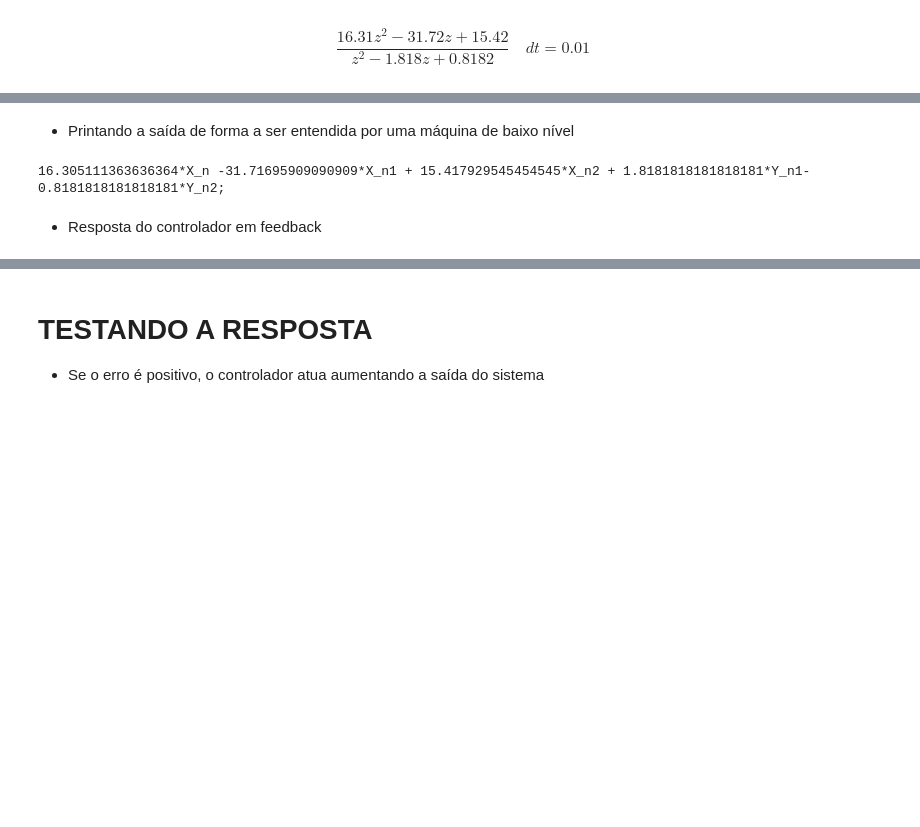
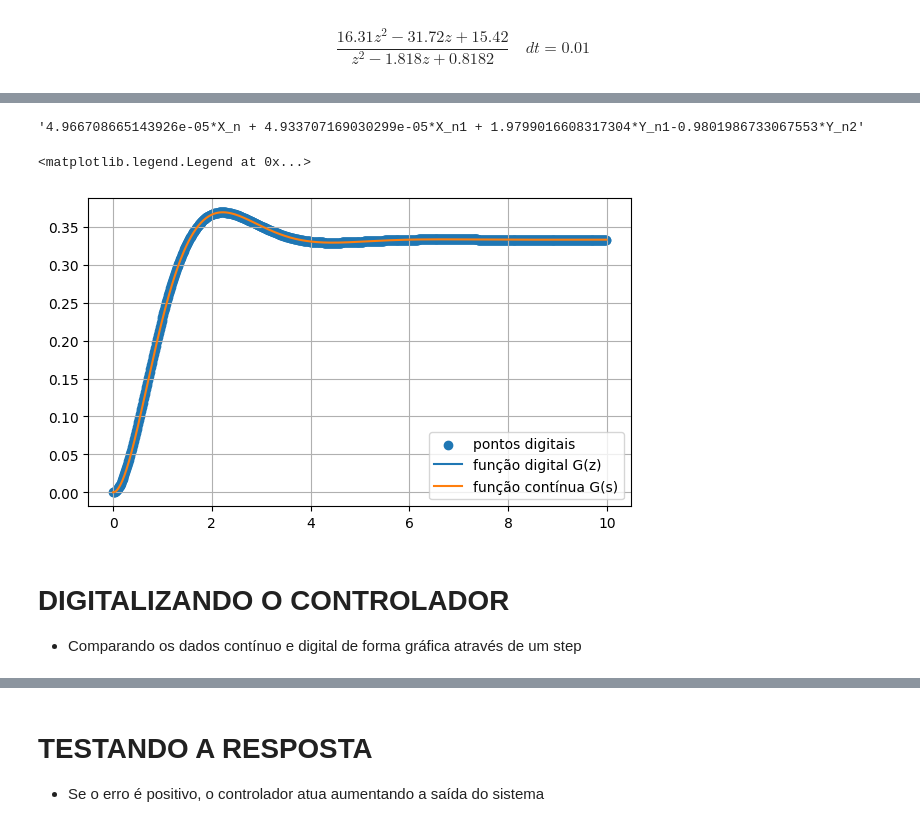
Before and after one commit to KlaussMarchi/PyTrole, a Jupyter notebook: Linear/DIGITAL/Analisys.ipynb, the cells around one changed output, grey strips where cells are left out. Saved outputs shown, nothing was run; the diff lists cells and outputs as text; code cells hidden in the pictures; blank space fills up the shorter version.

```diff
--- a/Linear/DIGITAL/Analisys.ipynb
+++ b/Linear/DIGITAL/Analisys.ipynb
@@ -83,18 +72,67 @@ print(den)
-# %% [markdown]
-- Printando a saída de forma a ser entendida por uma máquina de baixo nível
 # %%
-out = ''
+def getOutputString(G_z):
+    num, den = ctl.tfdata(G_z)
+    num = np.squeeze(num)
+    den = np.squeeze(den)
 
-for i in range(0, len(num)):
-    out += f'{num[i]}*X_n{i} + '
+    num = num/den[0]
+    den = den/den[0]
+    out = ''
 
-for i in range(1, len(den)):
-    out += f'+ {-1*den[i]}*Y_n{i}'
+    for i in range(0, len(num)):
+        out += f'{num[i]}*X_n{i} + '
 
-out = out.replace('X_n0', 'X_n').replace('+ +', '+').replace('+ -', '-')
-print(out + ';')
+    for i in range(1, len(den)):
+        out += f'+ {-1*den[i]}*Y_n{i}'
+
+    return out.replace('X_n0', 'X_n').replace('+ +', '+').replace('+ -', '-')
+
+
+def resetSystem():
+    global Y_n1, Y_n2, Y_n3
+    global X_n1, X_n2, X_n3
+    Y_n1 = Y_n2 = Y_n3 = 0
+    X_n1 = X_n2 = X_n3 = 0
+
+
+def compute(X_n):
+    global Y_n1, Y_n2, Y_n3
+    global X_n1, X_n2, X_n3
+    Y_n = eval(out)
+
+    X_n3 = X_n2
+    X_n2 = X_n1
+    X_n1 = X_n
+
+    Y_n3 = Y_n2
+    Y_n2 = Y_n1
+    Y_n1 = Y_n
+    return Y_n
+
+
+resetSystem()
+out = getOutputString(G_z)
+out
 # %% [output]
-16.305111363636364*X_n -31.71695909090909*X_n1 + 15.417929545454545*X_n2 + 1.8181818181818181*Y_n1-0.8181818181818181*Y_n2;
+'4.966708665143926e-05*X_n + 4.933707169030299e-05*X_n1 + 1.9799016608317304*Y_n1-0.9801986733067553*Y_n2'
-# %% [markdown]
-- Resposta do controlador em feedback
+# %%
+plt.figure(figsize=(7, 4))
+time = np.arange(0, 10, T)
+
+response = [compute(1) for i in time]
+plt.scatter(time, response, label='pontos digitais')
+
+time, response = ctl.step_response(G_z, T=time)
+plt.plot(time, response, label='função digital G(z)')
+
+time, response = ctl.step_response(G, T=time)
+plt.plot(time, response, label='função contínua G(s)')
+plt.grid()
+plt.legend()
+# %% [output]
+<matplotlib.legend.Legend at 0x...>
+[figure, added]
+# %% [markdown]
+# DIGITALIZANDO O CONTROLADOR
+- Comparando os dados contínuo e digital de forma gráfica através de um step
 # %%
```
Also changed, not shown: parts of 10 cells of this notebook, 1 other file.
